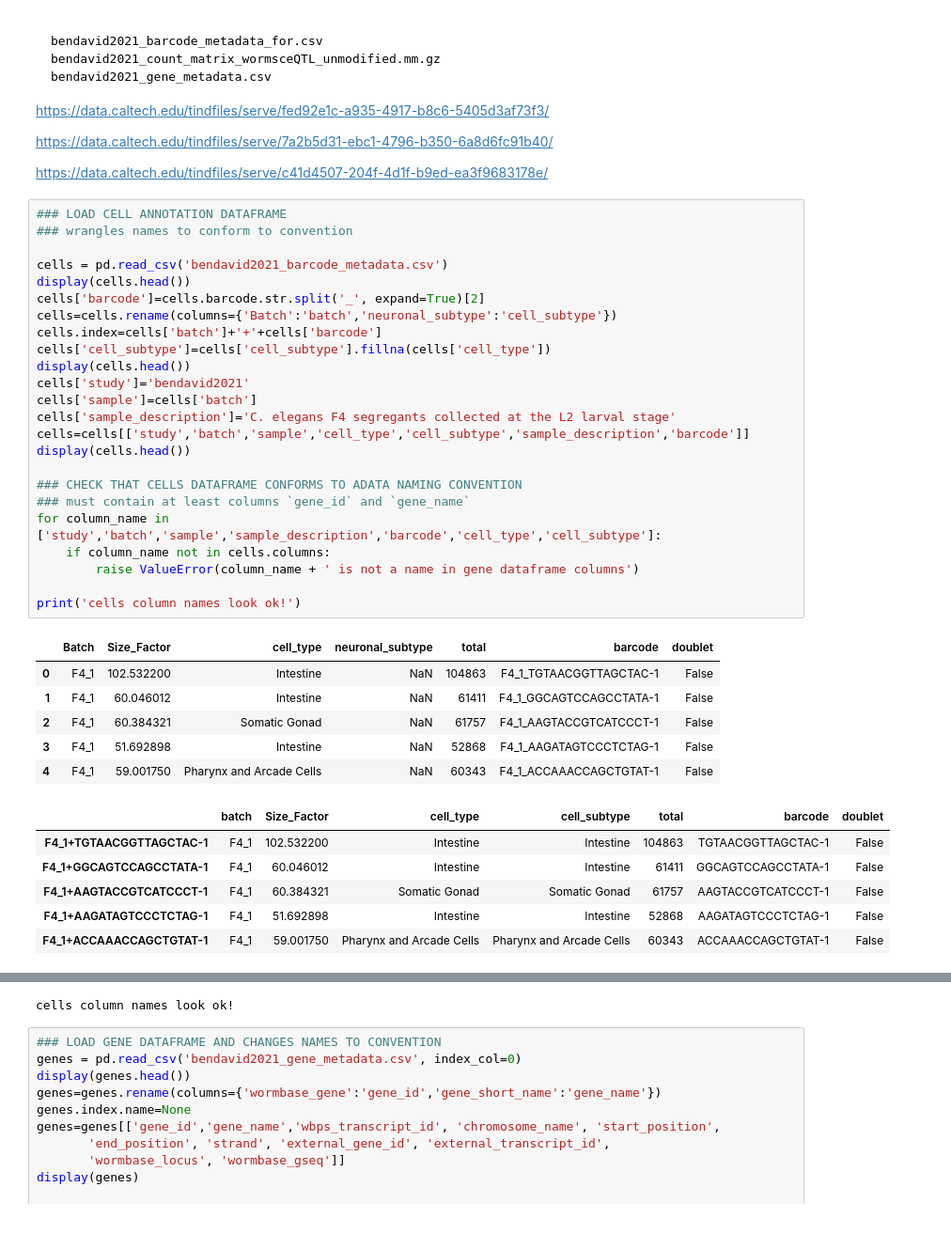
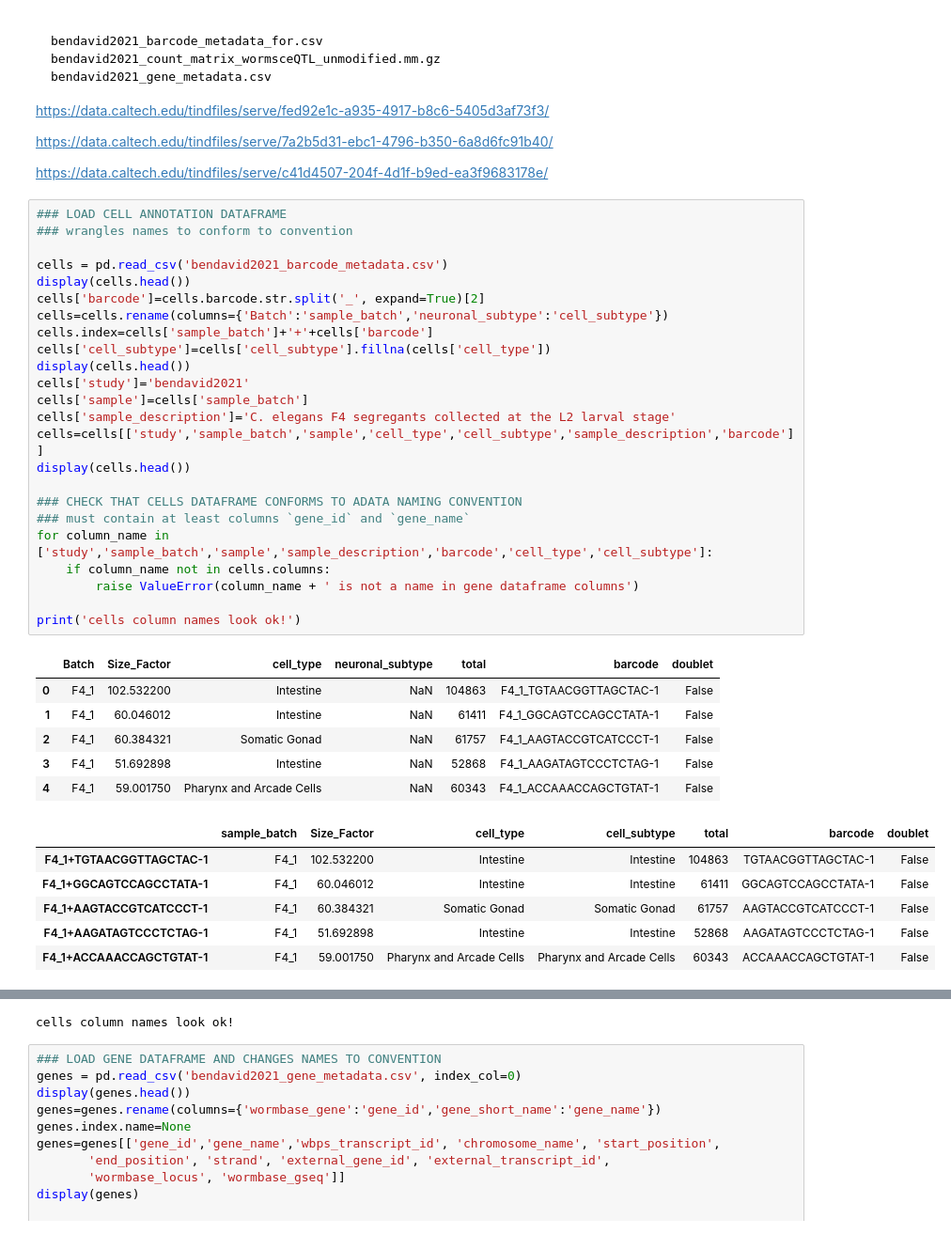
Before and after one commit to WormBase/wormcells-notebooks, a Jupyter notebook: wormcells_wrangle_bendavid2021_h5ad.ipynb, the cells around one changed output, grey strips where cells are left out. Shown: that part at 94% size. Saved outputs shown, nothing was run; the diff lists cells and outputs as text.

```diff
--- a/wormcells_wrangle_bendavid2021_h5ad.ipynb
+++ b/wormcells_wrangle_bendavid2021_h5ad.ipynb
@@ -113,35 +113,35 @@ https://data.caltech.edu/tindfiles/serve/c41d4507-204f-4d1f-b9ed-ea3f9683178e/
 # %%
 ### LOAD CELL ANNOTATION DATAFRAME
 ### wrangles names to conform to convention
 
 cells = pd.read_csv('bendavid2021_barcode_metadata.csv')
 display(cells.head())
 cells['barcode']=cells.barcode.str.split('_', expand=True)[2]
-cells=cells.rename(columns={'Batch':'batch','neuronal_subtype':'cell_subtype'})
-cells.index=cells['batch']+'+'+cells['barcode']
+cells=cells.rename(columns={'Batch':'sample_batch','neuronal_subtype':'cell_subtype'})
+cells.index=cells['sample_batch']+'+'+cells['barcode']
 cells['cell_subtype']=cells['cell_subtype'].fillna(cells['cell_type'])
 display(cells.head())
 cells['study']='bendavid2021'
-cells['sample']=cells['batch']
+cells['sample']=cells['sample_batch']
 cells['sample_description']='C. elegans F4 segregants collected at the L2 larval stage'
-cells=cells[['study','batch','sample','cell_type','cell_subtype','sample_description','barcode']]
+cells=cells[['study','sample_batch','sample','cell_type','cell_subtype','sample_description','barcode']]
 display(cells.head())
 
 ### CHECK THAT CELLS DATAFRAME CONFORMS TO ADATA NAMING CONVENTION
 ### must contain at least columns `gene_id` and `gene_name`
-for column_name in ['study','batch','sample','sample_description','barcode','cell_type','cell_subtype']:
+for column_name in ['study','sample_batch','sample','sample_description','barcode','cell_type','cell_subtype']:
     if column_name not in cells.columns:
         raise ValueError(column_name + ' is not a name in gene dataframe columns')
 
 print('cells column names look ok!')
 # %% [output]
 |  | Batch | Size_Factor | cell_type | neuronal_subtype | total | barcode | doublet |
 | 0 | F4_1 | 102.532200 | Intestine | NaN | 104863 | F4_1_TGTAACGGTTAGCTAC-1 | False |
 | 1 | F4_1 | 60.046012 | Intestine | NaN | 61411 | F4_1_GGCAGTCCAGCCTATA-1 | False |
 | 2 | F4_1 | 60.384321 | Somatic Gonad | NaN | 61757 | F4_1_AAGTACCGTCATCCCT-1 | False |
 | 3 | F4_1 | 51.692898 | Intestine | NaN | 52868 | F4_1_AAGATAGTCCCTCTAG-1 | False |
 | 4 | F4_1 | 59.001750 | Pharynx and Arcade Cells | NaN | 60343 | F4_1_ACCAAACCAGCTGTAT-1 | False |
-|  | batch | Size_Factor | cell_type | cell_subtype | total | barcode | doublet |
+|  | sample_batch | Size_Factor | cell_type | cell_subtype | total | barcode | doublet |
 | F4_1+TGTAACGGTTAGCTAC-1 | F4_1 | 102.532200 | Intestine | Intestine | 104863 | TGTAACGGTTAGCTAC-1 | False |
 | F4_1+GGCAGTCCAGCCTATA-1 | F4_1 | 60.046012 | Intestine | Intestine | 61411 | GGCAGTCCAGCCTATA-1 | False |
 | F4_1+AAGTACCGTCATCCCT-1 | F4_1 | 60.384321 | Somatic Gonad | Somatic Gonad | 61757 | AAGTACCGTCATCCCT-1 | False |
```
Also changed, not shown: parts of 3 cells of this notebook.
